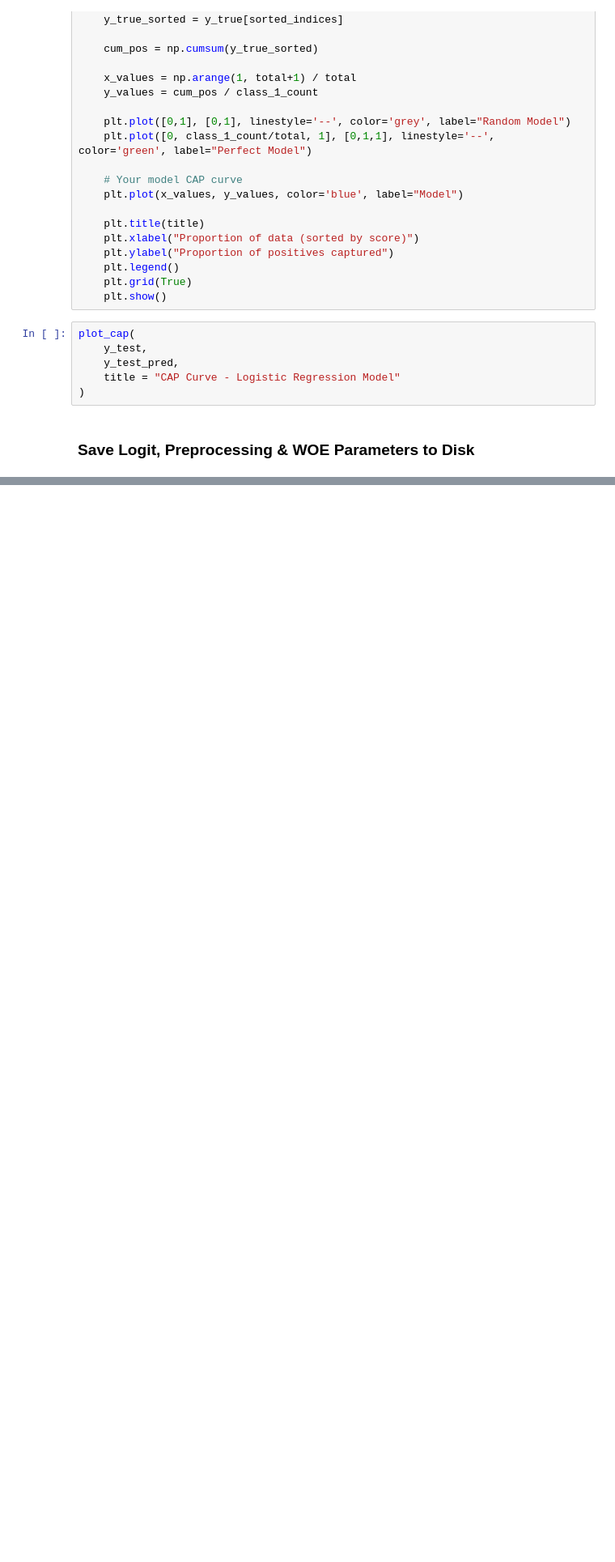
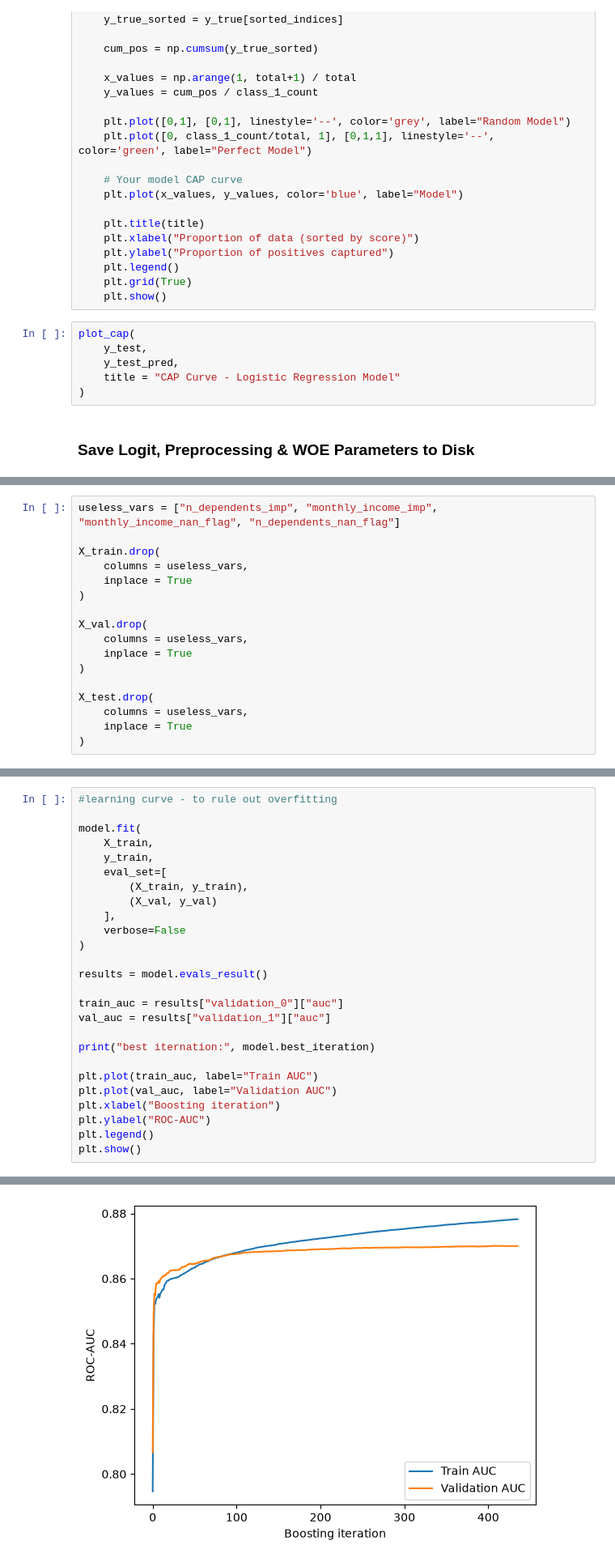
Before and after one commit to tumul71193/credit-default-prediction, a Jupyter notebook: notebooks/04_modelling.ipynb, the cells around one changed output, grey strips where cells are left out. Shown at 81% size. Saved outputs shown, nothing was run; the diff lists cells and outputs as text; blank space fills up the shorter version.

```diff
--- a/notebooks/04_modelling.ipynb
+++ b/notebooks/04_modelling.ipynb
@@ -554,0 +553,17 @@ dtype: float64
+# %%
+useless_vars = ["n_dependents_imp", "monthly_income_imp", "monthly_income_nan_flag", "n_dependents_nan_flag"]
+
+X_train.drop(
+    columns = useless_vars,
+    inplace = True
+)
+
+X_val.drop(
+    columns = useless_vars,
+    inplace = True
+)
+
+X_test.drop(
+    columns = useless_vars,
+    inplace = True
+)
@@ -554,0 +614,27 @@ dtype: float64
+# %%
+#learning curve - to rule out overfitting
+
+model.fit(
+    X_train,
+    y_train,
+    eval_set=[
+        (X_train, y_train),
+        (X_val, y_val)
+    ],
+    verbose=False
+)
+
+results = model.evals_result()
+
+train_auc = results["validation_0"]["auc"]
+val_auc = results["validation_1"]["auc"]
+
+print("best iternation:", model.best_iteration)
+
+plt.plot(train_auc, label="Train AUC")
+plt.plot(val_auc, label="Validation AUC")
+plt.xlabel("Boosting iteration")
+plt.ylabel("ROC-AUC")
+plt.legend()
+plt.show()
+# %% [output]
@@ -554,0 +642 @@ dtype: float64
+[figure, added]
```
Also changed, not shown: parts of 69 cells of this notebook, 3 other files.
